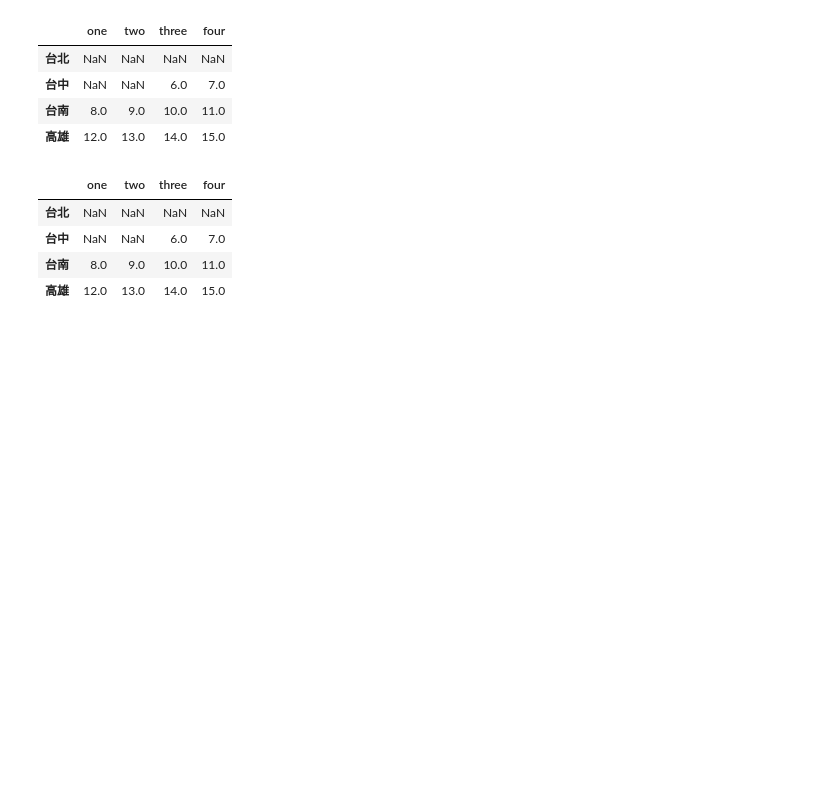
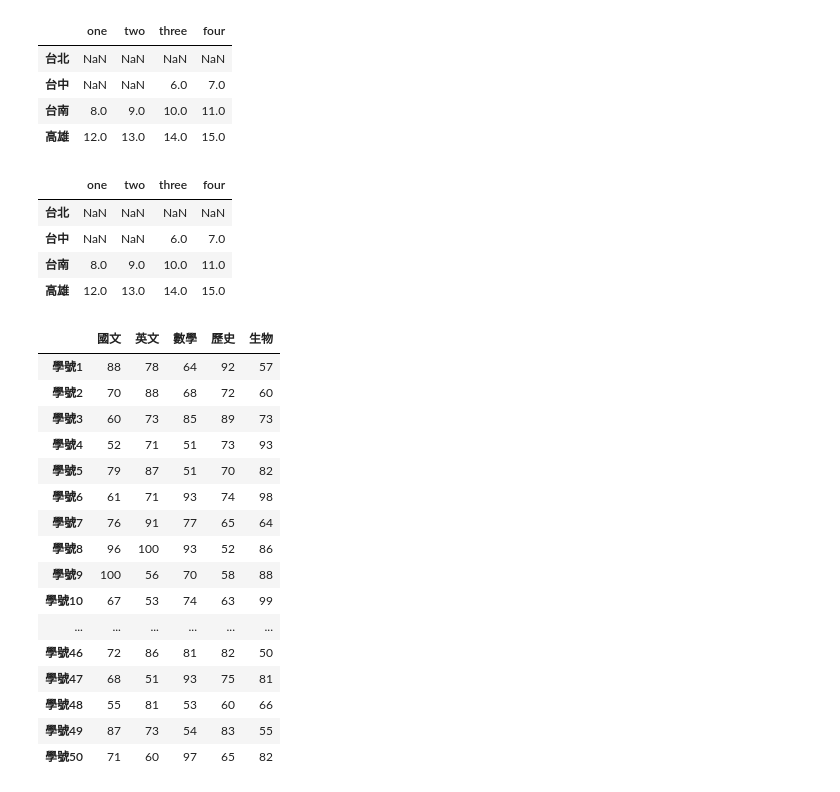
Before and after one commit to Marschang2025/python__analysis, a Jupyter notebook: lesson16/lesson16_5.ipynb, the cells around one changed output. Cells and saved outputs as stored; diff of their text form; code cells hidden in the pictures; blank space fills up the shorter version.

```diff
--- a/lesson16/lesson16_5.ipynb
+++ b/lesson16/lesson16_5.ipynb
@@ -41,3 +41,32 @@ df1[df1>=6]
 | 台中 | NaN | NaN | 6.0 | 7.0 |
 | 台南 | 8.0 | 9.0 | 10.0 | 11.0 |
 | 高雄 | 12.0 | 13.0 | 14.0 | 15.0 |
+# %%
+import numpy as np
+import pandas as pd
+from pandas import Series,DataFrame
+
+np.random.seed(42)
+scores = np.random.randint(50, 101,(50,5))
+df1:DataFrame = pd.DataFrame(scores,
+             index=[f'學號{i}' for i in range(1,51)],
+             columns=["國文","英文","數學","歷史","生物"])
+df1
+# %% [output]
+|  | 國文 | 英文 | 數學 | 歷史 | 生物 |
+| 學號1 | 88 | 78 | 64 | 92 | 57 |
+| 學號2 | 70 | 88 | 68 | 72 | 60 |
+| 學號3 | 60 | 73 | 85 | 89 | 73 |
+| 學號4 | 52 | 71 | 51 | 73 | 93 |
+| 學號5 | 79 | 87 | 51 | 70 | 82 |
+| 學號6 | 61 | 71 | 93 | 74 | 98 |
+| 學號7 | 76 | 91 | 77 | 65 | 64 |
+| 學號8 | 96 | 100 | 93 | 52 | 86 |
+| 學號9 | 100 | 56 | 70 | 58 | 88 |
+| 學號10 | 67 | 53 | 74 | 63 | 99 |
+| ... | ... | ... | ... | ... | ... |
+| 學號46 | 72 | 86 | 81 | 82 | 50 |
+| 學號47 | 68 | 51 | 93 | 75 | 81 |
+| 學號48 | 55 | 81 | 53 | 60 | 66 |
+| 學號49 | 87 | 73 | 54 | 83 | 55 |
+| 學號50 | 71 | 60 | 97 | 65 | 82 |
```
Also changed, not shown: parts of 2 cells of this notebook.
